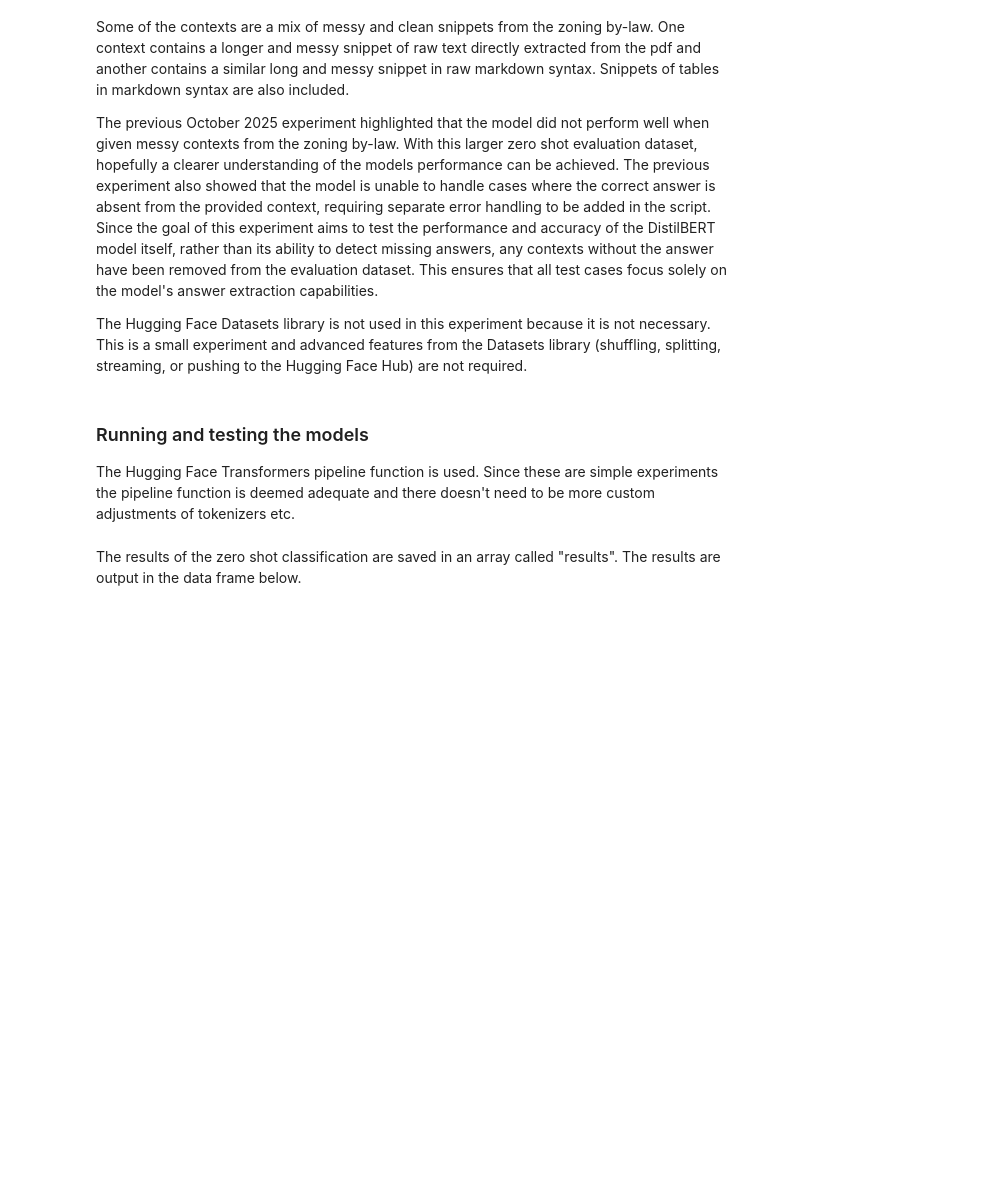
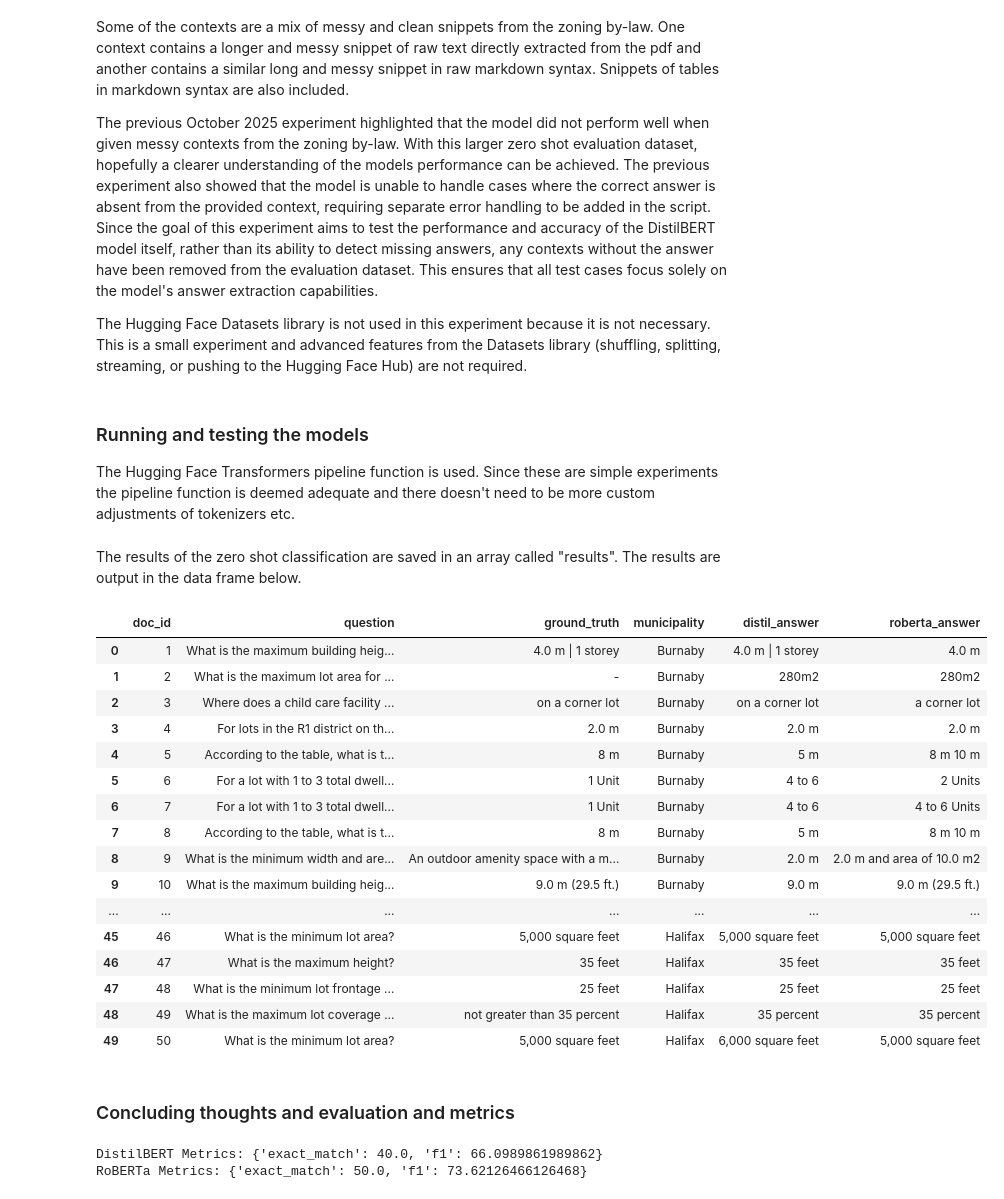
Before and after one commit to JoT8ng/zoning-extraction-pipelines, a Jupyter notebook: zeroshot_qa/zeroshot_qa_experiment2.ipynb, the cells around one changed output. Saved outputs shown, nothing was run; the diff lists cells and outputs as text; code cells hidden in the pictures; blank space fills up the shorter version.

Commit message:
update experiment qa 2 with evaluation

```diff
--- a/zeroshot_qa/zeroshot_qa_experiment2.ipynb
+++ b/zeroshot_qa/zeroshot_qa_experiment2.ipynb
@@ -111,7 +93,7 @@ The Hugging Face Datasets library is not used in this experiment because it is n
 # %%
 # Load the the zero shot evaluation dataset
 
-datafile = pd.read_csv
+dataset = pd.read_csv("ZeroshotDataset2.csv")
 # %% [markdown]
 ### Running and testing the models
 
@@ -123,28 +105,66 @@ distilbert_qa = pipeline(
     "question-answering",
     model = "distilbert-base-uncased-distilled-squad"
 )
+
+# RoBERTa base squad 2
+roberta_qa = pipeline(
+    "question-answering",
+    model = "deepset/roberta-base-squad2"
+)
 # %% [markdown]
 The results of the zero shot classification are saved in an array called "results". The results are output in the data frame below.
 # %%
-# Run zero shot qa for DistilBERT
+# Run zero shot qa for DistilBERT and RoBERTa
 
-for data in dataset:
+for _, data in dataset.iterrows():
     q = data['question']
     ctext = data['context']
     truth = data['ground_truth']
 
     # DistilBERT
     distil_response = distilbert_qa(question=q, context=ctext)['answer']
-    # LEGAL-BERT
-    legal_response = legalbert_qa(question=q, context=ctext)['answer']
+    # RoBERTa base squad 2
+    roberta_response = roberta_qa(question=q, context=ctext)['answer']
 
     results.append({
         "doc_id": data['doc_id'],
         "question": q,
         "ground_truth": truth,
+        "municipality": data['municipality'],
         "distil_answer": distil_response,
-        "legal_answer": legal_response
+        "roberta_answer": roberta_response
     })
 
 dataframe = pd.DataFrame(results)
 dataframe
+# %% [output]
+|  | doc_id | question | ground_truth | municipality | distil_answer | roberta_answer |
+| 0 | 1 | What is the maximum building heig... | 4.0 m | 1 storey | Burnaby | 4.0 m | 1 storey | 4.0 m |
+| 1 | 2 | What is the maximum lot area for ... | - | Burnaby | 280m2 | 280m2 |
+| 2 | 3 | Where does a child care facility ... | on a corner lot | Burnaby | on a corner lot | a corner lot |
+| 3 | 4 | For lots in the R1 district on th... | 2.0 m | Burnaby | 2.0 m | 2.0 m |
+| 4 | 5 | According to the table, what is t... | 8 m | Burnaby | 5 m | 8 m 10 m |
+| 5 | 6 | For a lot with 1 to 3 total dwell... | 1 Unit | Burnaby | 4 to 6 | 2 Units |
+| 6 | 7 | For a lot with 1 to 3 total dwell... | 1 Unit | Burnaby | 4 to 6 | 4 to 6 Units |
+| 7 | 8 | According to the table, what is t... | 8 m | Burnaby | 5 m | 8 m 10 m |
+| 8 | 9 | What is the minimum width and are... | An outdoor amenity space with a m... | Burnaby | 2.0 m | 2.0 m and area of 10.0 m2 |
+| 9 | 10 | What is the maximum building heig... | 9.0 m (29.5 ft.) | Burnaby | 9.0 m | 9.0 m (29.5 ft.) |
+| ... | ... | ... | ... | ... | ... | ... |
+| 45 | 46 | What is the minimum lot area? | 5,000 square feet | Halifax | 5,000 square feet | 5,000 square feet |
+| 46 | 47 | What is the maximum height? | 35 feet | Halifax | 35 feet | 35 feet |
+| 47 | 48 | What is the minimum lot frontage ... | 25 feet | Halifax | 25 feet | 25 feet |
+| 48 | 49 | What is the maximum lot coverage ... | not greater than 35 percent | Halifax | 35 percent | 35 percent |
+| 49 | 50 | What is the minimum lot area? | 5,000 square feet | Halifax | 6,000 square feet | 5,000 square feet |
+# %% [markdown]
+### Concluding thoughts and evaluation and metrics
+# %%
+# Evaluation and metrics
+
+distil_metrics = evaluate_model(results, "distil_answer")
+roberta_metrics = evaluate_model(results, "roberta_answer")
+
+print("DistilBERT Metrics:", distil_metrics)
+print("RoBERTa Metrics:", roberta_metrics)
+# %% [output]
+DistilBERT Metrics: {'exact_match': 40.0, 'f1': 66.0989861989862}
+RoBERTa Metrics: {'exact_match': 50.0, 'f1': 73.62126466126468}
```
Also changed, not shown: parts of 5 cells of this notebook, 3 other files.
